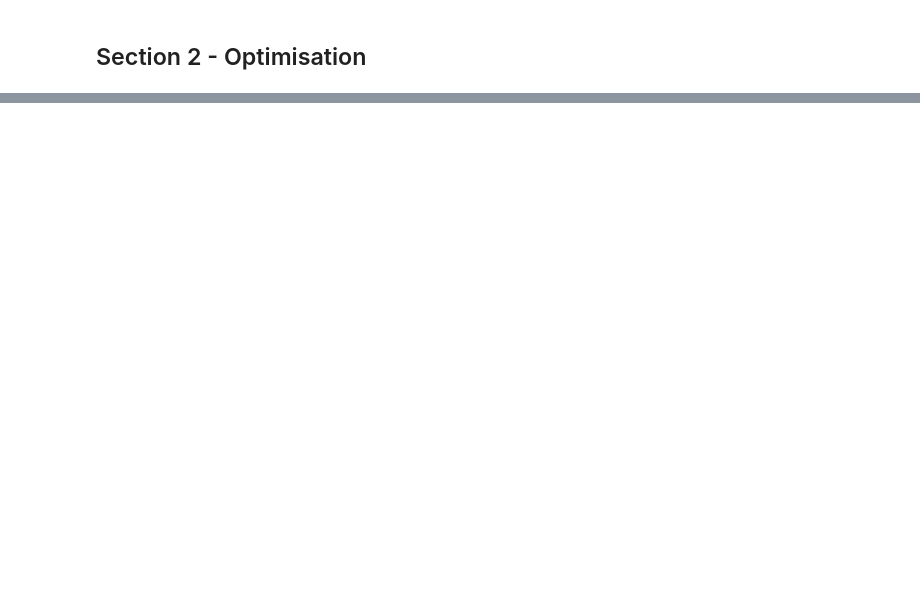
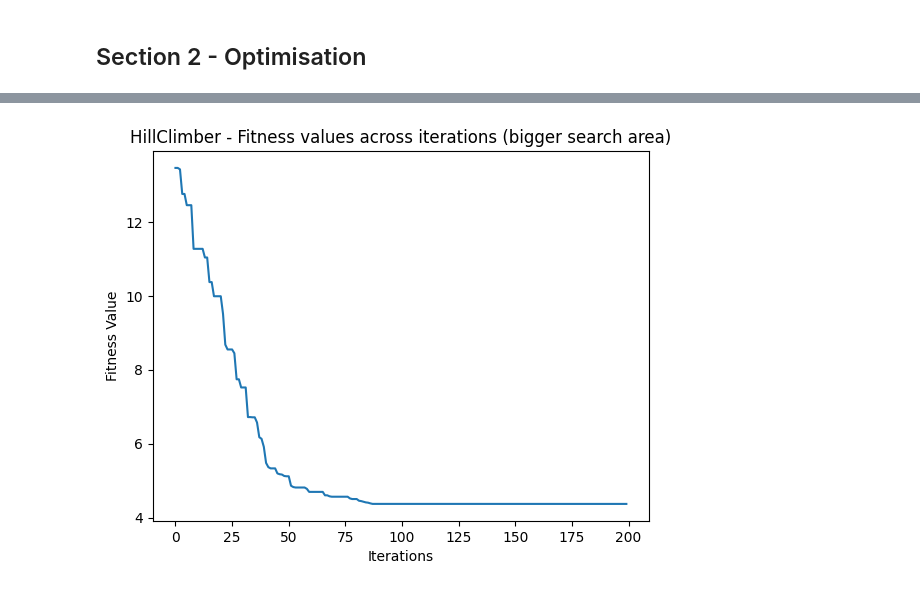
Before and after one commit to khyatib3/comp2002-70, a Jupyter notebook: 02_70%.ipynb, the cells around one changed output, grey strips where cells are left out. Drawn from its saved outputs; the diff is of its cells as text; code cells hidden in the pictures; blank space fills up the shorter version.

```diff
--- a/02_70%.ipynb
+++ b/02_70%.ipynb
@@ -290,0 +375,10 @@ plot.show()
+# %%
+big_search_fitness_vals = hill_climbing_alg(200, -5, 6, -5, 6)
+# %%
+plot.plot(big_search_fitness_vals)
+plot.title('HillClimber - Fitness values across iterations (bigger search area)')
+plot.xlabel('Iterations')
+plot.ylabel('Fitness Value')
+plot.show()
+# %% [output]
+[figure, added]
```
Also changed, not shown: parts of 8 cells of this notebook.
